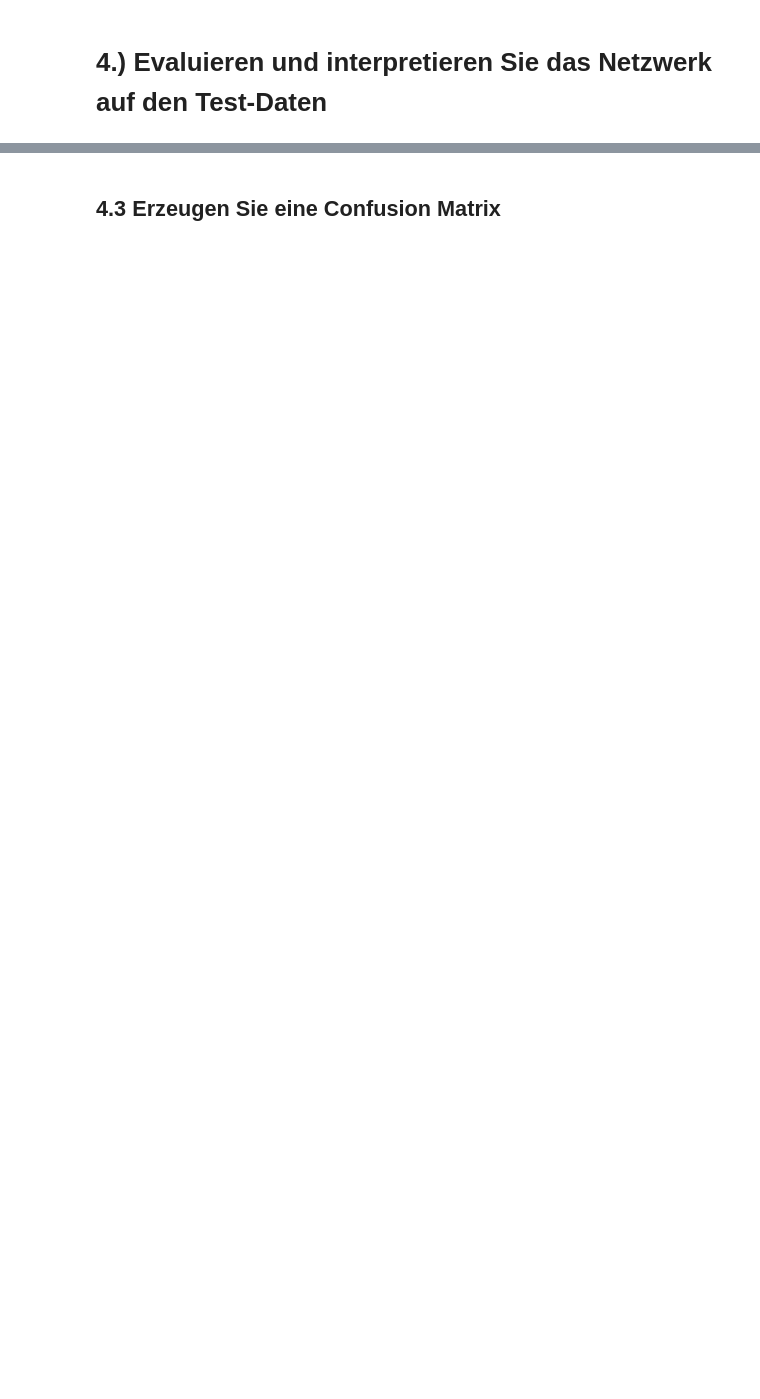
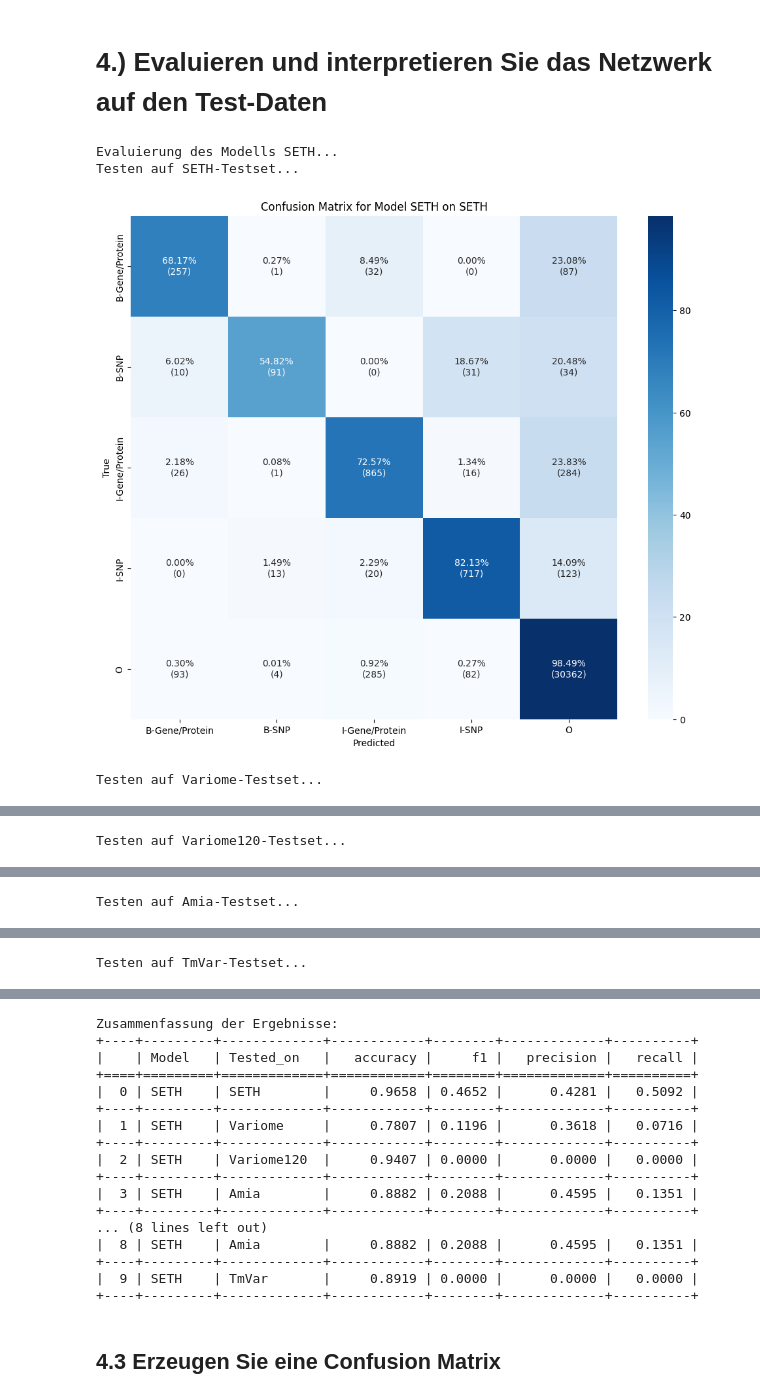
Before and after one commit to denis-trtnr/Cross-Corpus-NER, a Jupyter notebook: baseline.ipynb, the cells around one changed output, grey strips where cells are left out. Cells and saved outputs as stored; diff of their text form; code cells hidden in the pictures; blank space fills up the shorter version.

Commit message:
Changes to confusion matrix dispay

```diff
--- a/baseline.ipynb
+++ b/baseline.ipynb
@@ -666,6 +668,9 @@ Starte Finetuning für SETH...
 # %% [markdown]
 # 4.) Evaluieren und interpretieren Sie das Netzwerk auf den Test-Daten
 # %%
+# Speichert die Resultate für alle Modelle und Datasets
+results_summary = []
+
 # Evaluation aller Modelle auf allen Testdatensets
 for model_name, trainer in models.items():
     print(f"\nEvaluierung des Modells {model_name}...")
@@ -676,49 +681,61 @@ for model_name, trainer in models.items():
         # Predictions auf dem Testset
         predictions, labels, _ = trainer.predict(datasets["test"])
         predictions = np.argmax(predictions, axis=-1)
 
         # Bereite die Labels und Vorhersagen zur Auswertung vor
         true_labels = [[UNIFIED_LABELS[l] for l in label if l != -100] for label in labels]
         pred_labels = [[UNIFIED_LABELS[p] for (p, l) in zip(pred, label) if l != -100]
                        for pred, label in zip(predictions, labels)]
 
         # Berechne seqeval-Metriken
         overall_metrics = metric.compute(predictions=pred_labels, references=true_labels, zero_division=1)
 
-        # Confusion-Matrix berechnen
+        # Flache die Labels und Vorhersagen für die Confusion-Matrix
         true_labels_flat = [label for sublist in true_labels for label in sublist]
         pred_labels_flat = [pred for sublist in pred_labels for pred in sublist]
 
-        cm = confusion_matrix(true_labels_flat, pred_labels_flat, labels=UNIFIED_LABELS)
+        # Reduziere die Klassen auf tatsächlich vorkommende Labels
+        unique_true_labels = set(true_labels_flat)
+        unique_pred_labels = set(pred_labels_flat)
+        relevant_classes = sorted(unique_true_labels.union(unique_pred_labels))
 
-        # Ergebnisse speichern
+        # Berechne die Confusion-Matrix für relevante Klassen
+        cm = confusion_matrix(true_labels_flat, pred_labels_flat, labels=relevant_classes)
+
+        # Speichere die Ergebnisse für die Zusammenfassung
         results_summary.append({
             "Model": model_name,
             "Tested_on": test_dataset_name,
             "accuracy": overall_metrics["overall_accuracy"],
             "f1": overall_metrics["overall_f1"],
             "precision": overall_metrics["overall_precision"],
             "recall": overall_metrics["overall_recall"],
             "confusion_matrix": cm
         })
 
+        # Berechne die prozentuale Confusion-Matrix
+        cm_percentage = cm / cm.sum(axis=1, keepdims=True) * 100
+        annotations = np.array([
+            ["{:.2f}%\n({})".format(cm_percentage[i, j], cm[i, j])
+             for j in range(len(relevant_classes))] for i in range(len(relevant_classes))
+        ])
+
+        # Visualisiere die Confusion-Matrix
+        plt.figure(figsize=(12, 10))
+        sns.heatmap(cm_percentage, annot=annotations, fmt='',
+                    xticklabels=relevant_classes, yticklabels=relevant_classes, cmap='Blues')
+
+        plt.xlabel('Predicted')
+        plt.ylabel('True')
+        plt.title(f'Confusion Matrix for Model {model_name} on {test_dataset_name}')
+        plt.show()
+
 # Ergebnisse zusammenfassen und anzeigen
 results_df = pd.DataFrame(results_summary)
 print("\nZusammenfassung der Ergebnisse:")
 print(tabulate(results_df.drop(columns=["confusion_matrix"]), headers="keys", tablefmt="grid", floatfmt=".4f"))
-
-# Beispiel: Confusion-Matrix für das erste Ergebnis plotten
-first_result = results_summary[0]
-cm = first_result["confusion_matrix"]
-
-# Berechne die prozentuale Confusion-Matrix
-cm_percentage = cm / cm.sum(axis=1, keepdims=True) * 100
-annotations = np.array([["{:.2f}%\n({})".format(cm_percentage[i, j], cm[i, j])
-                         for j in range(len(UNIFIED_LABELS))] for i in range(len(UNIFIED_LABELS))])
-
-plt.figure(figsize=(12, 10))
-sns.heatmap(cm_percentage, annot=annotations, fmt='', xticklabels=UNIFIED_LABELS, yticklabels=UNIFIED_LABELS, cmap='Blues')
-plt.xlabel('Predicted')
-plt.ylabel('True')
-plt.title(f'Confusion Matrix for Model {first_result["Model"]} on {first_result["Tested_on"]}')
-plt.show()
+# %% [output]
+Evaluierung des Modells SETH...
+Testen auf SETH-Testset...
+[figure, added]
+Testen auf Variome-Testset...
@@ -724,0 +743 @@ plt.show()
+Testen auf Variome120-Testset...
@@ -724,0 +745 @@ plt.show()
+Testen auf Amia-Testset...
@@ -724,0 +747 @@ plt.show()
+Testen auf TmVar-Testset...
@@ -725,3 +749,20 @@ plt.show()
+Zusammenfassung der Ergebnisse:
++----+---------+-------------+------------+--------+-------------+----------+
+|    | Model   | Tested_on   |   accuracy |     f1 |   precision |   recall |
++====+=========+=============+============+========+=============+==========+
+|  0 | SETH    | SETH        |     0.9658 | 0.4652 |      0.4281 |   0.5092 |
++----+---------+-------------+------------+--------+-------------+----------+
+|  1 | SETH    | Variome     |     0.7807 | 0.1196 |      0.3618 |   0.0716 |
++----+---------+-------------+------------+--------+-------------+----------+
+|  2 | SETH    | Variome120  |     0.9407 | 0.0000 |      0.0000 |   0.0000 |
++----+---------+-------------+------------+--------+-------------+----------+
+|  3 | SETH    | Amia        |     0.8882 | 0.2088 |      0.4595 |   0.1351 |
++----+---------+-------------+------------+--------+-------------+----------+
+... (8 lines left out)
+|  8 | SETH    | Amia        |     0.8882 | 0.2088 |      0.4595 |   0.1351 |
++----+---------+-------------+------------+--------+-------------+----------+
+|  9 | SETH    | TmVar       |     0.8919 | 0.0000 |      0.0000 |   0.0000 |
++----+---------+-------------+------------+--------+-------------+----------+
 # %% [markdown]
 ## 4.3 Erzeugen Sie eine Confusion Matrix
 # %%
```
Also changed, not shown: parts of 3 cells of this notebook.
